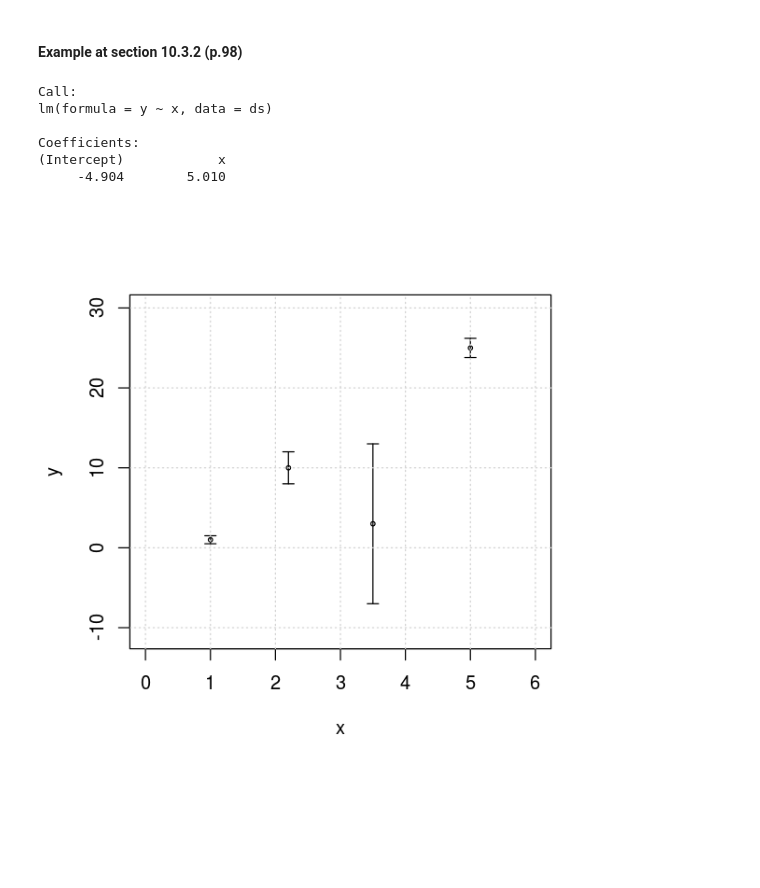
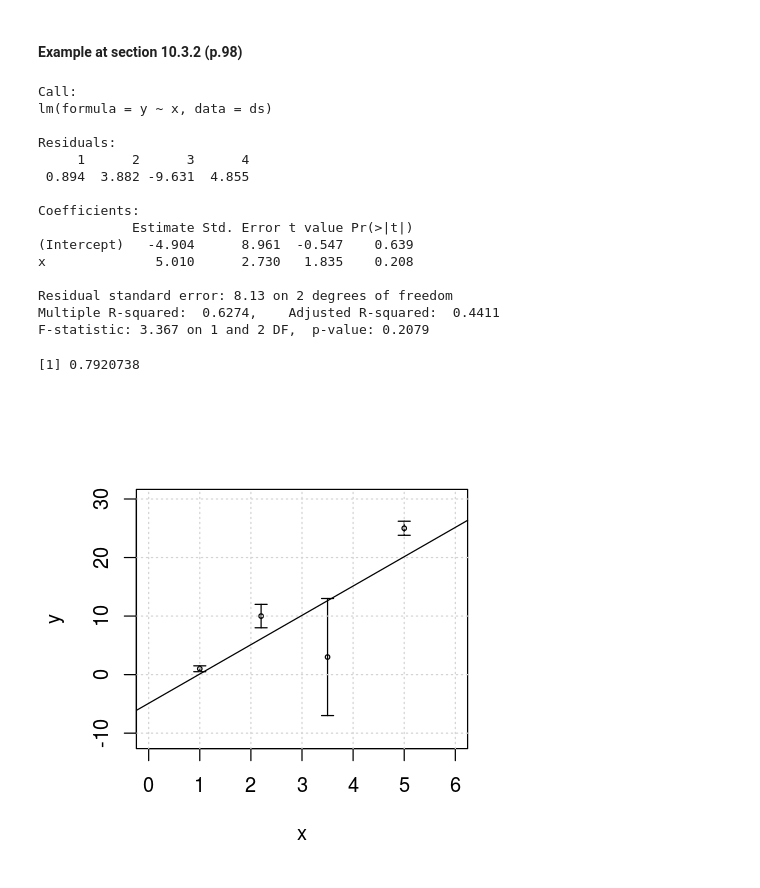
Before and after one commit to ebusato/jupyter_R, a Jupyter notebook: ExercicesFromBClementsBook.ipynb, the cells around one changed output. Saved outputs shown, nothing was run; the diff lists cells and outputs as text; code cells hidden in the pictures; blank space fills up the shorter version.

```diff
--- a/ExercicesFromBClementsBook.ipynb
+++ b/ExercicesFromBClementsBook.ipynb
@@ -246,23 +246,36 @@ grid()
 # %%
 x = c(1, 2.2, 3.5, 5)
 y = c(1, 10, 3, 25)
 dy = c(0.5, 2, 10, 1.2)
 
-options(repr.plot.width=5, repr.plot.height=5)
+options(repr.plot.width=4, repr.plot.height=4)
 plot(x, y, ylim=c(-11, 30), xlim=c(0, 6), cex=0.5)
 arrows(x, y-dy, x, y+dy, angle=90, code=3, length=0.05)
 grid()
 
 ds <- data.frame(x = x, y = y, dy = dy)
 
 # Linear regression
 model = lm(y~x, data=ds)
-model
+summary(model)
+rsq = summary(model)$r.squared
+sqrt(rsq)
+abline(model)
 # %% [output]
 Call:
 lm(formula = y ~ x, data = ds)
 
+Residuals:
+     1      2      3      4
+ 0.894  3.882 -9.631  4.855
+
 Coefficients:
-(Intercept)            x
-     -4.904        5.010
+            Estimate Std. Error t value Pr(>|t|)
+(Intercept)   -4.904      8.961  -0.547    0.639
+x              5.010      2.730   1.835    0.208
+
+Residual standard error: 8.13 on 2 degrees of freedom
+Multiple R-squared:  0.6274,    Adjusted R-squared:  0.4411
+F-statistic: 3.367 on 1 and 2 DF,  p-value: 0.2079
+[1] 0.7920738
-[figure, old version]
+[figure, new version]
```
